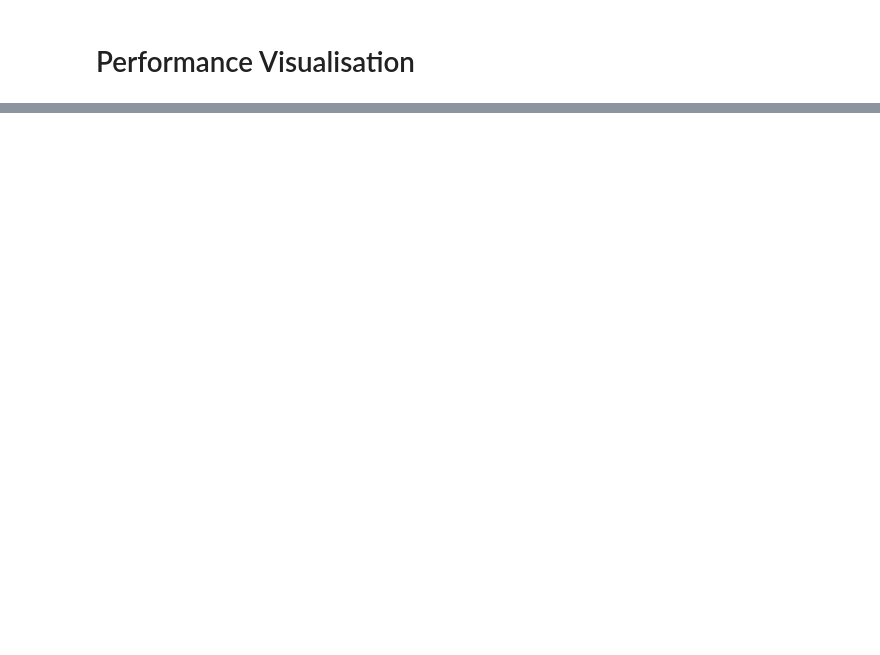
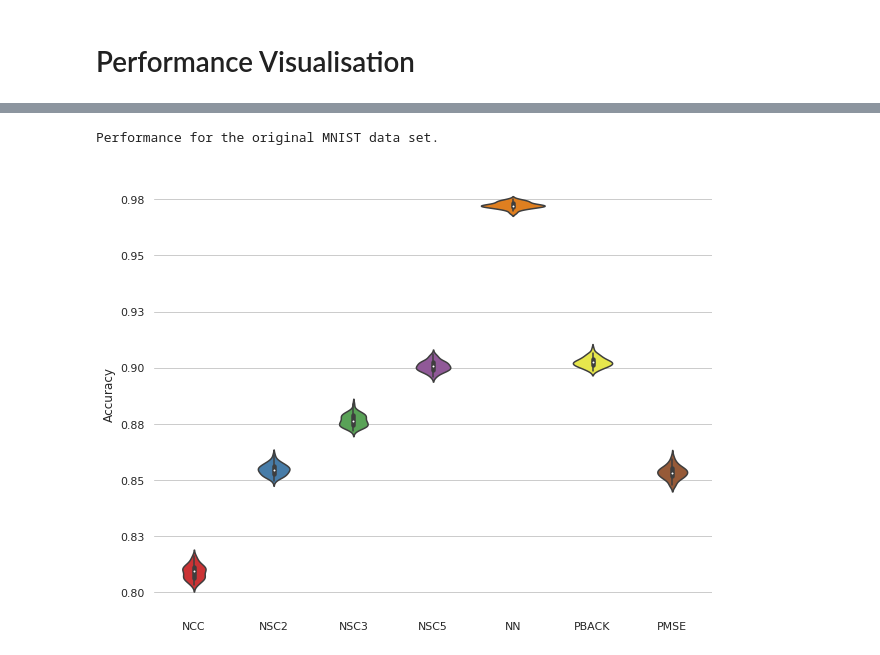
Before and after one commit to sheikhomar/popan, a Jupyter notebook: notebooks/performance-visualisation.ipynb, the cells around one changed output, grey strips where cells are left out. Cells and saved outputs as stored; diff of their text form; code cells hidden in the pictures; blank space fills up the shorter version.

```diff
--- a/notebooks/performance-visualisation.ipynb
+++ b/notebooks/performance-visualisation.ipynb
@@ -39,0 +61,5 @@ plot_boxplot(paths[1])
+# %%
+plot_boxplot(paths[3])
+# %% [output]
+Performance for the original MNIST data set.
+[figure, added]
```
Also changed, not shown: parts of 4 cells of this notebook.
